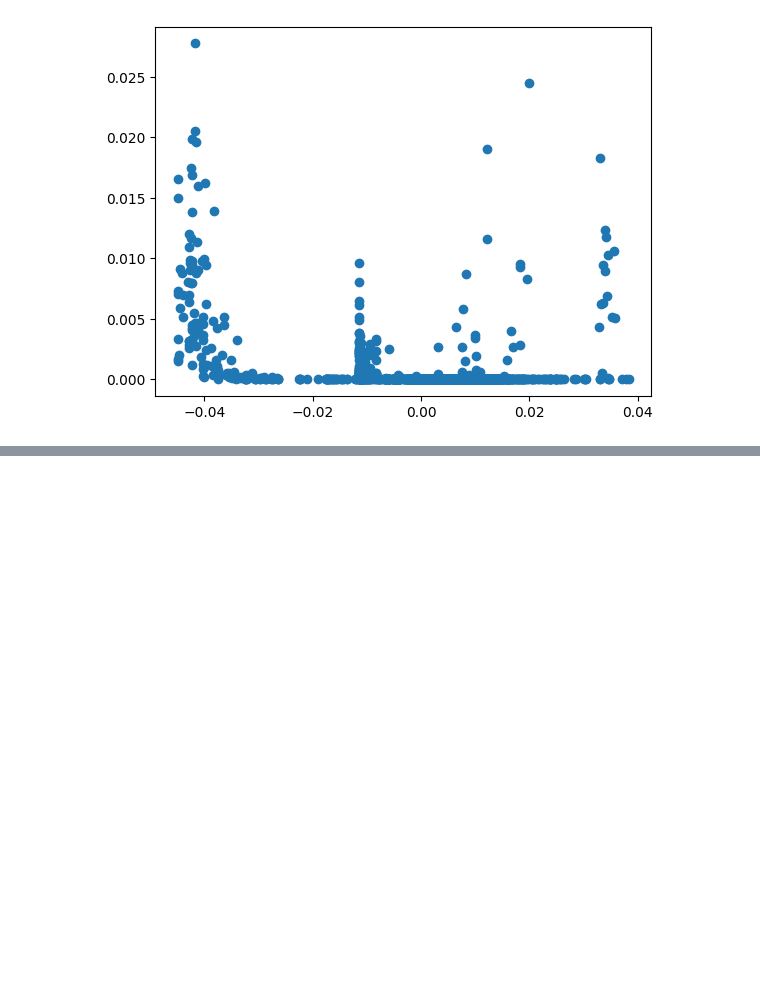
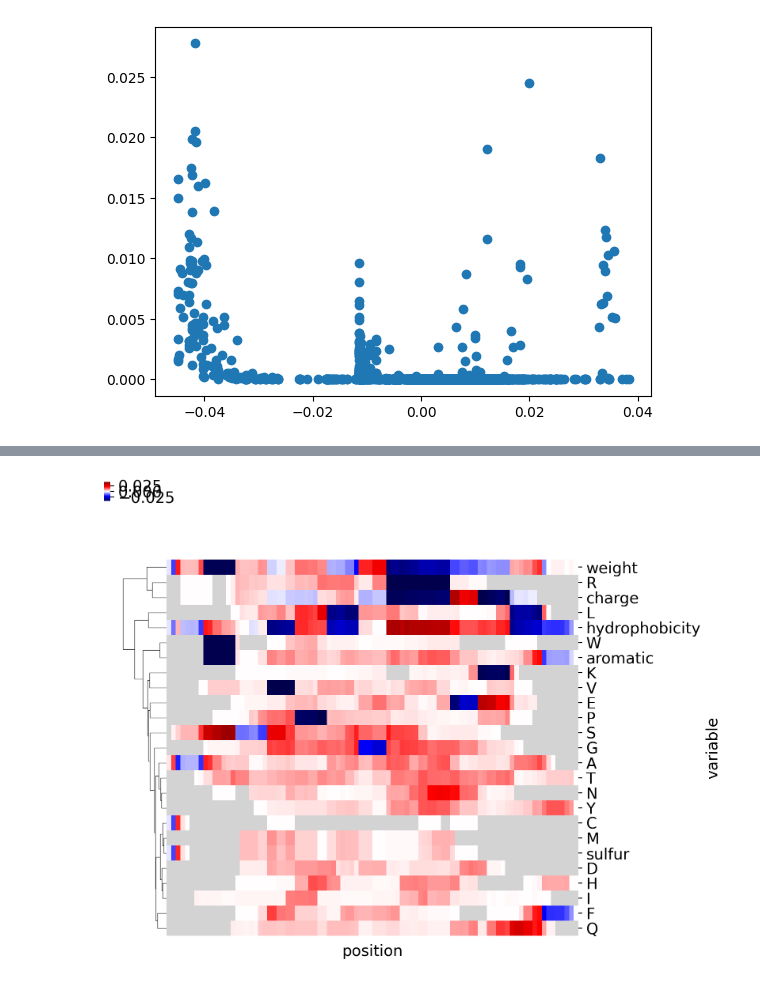
Before and after one commit to danielgchen/TARPON, a Jupyter notebook: notebooks/model_v2.ipynb, the cells around one changed output, grey strips where cells are left out. Cells and saved outputs as stored; diff of their text form; code cells hidden in the pictures; blank space fills up the shorter version.

```diff
--- a/notebooks/model_v2.ipynb
+++ b/notebooks/model_v2.ipynb
@@ -353,0 +383,45 @@ pd.DataFrame(coef).join(imp).to_csv('../outputs/vdjdb/trb_ag.coef_imp.csv')
+# %%
+# deconstruct the variables
+df[['omic','param']] = df.index.to_series().str.split(':', expand=True)
+
+def _deconstruct(x):
+    if len(x) >= 3:
+        return int(x[:2])
+    else:
+        return int(x[0])
+def deconstruct(x):
+    for col in ['charge','hydrophobicity','weight','sulfur','aromatic']:
+        if col in x:
+            return _deconstruct(x[:-1 * (len(col) - 1)])
+    return _deconstruct(x)
+df['position'] = df['param'].apply(deconstruct)
+
+def _deconstruct(x, x2):
+    if len(x2) >= 3:
+        return x[2:]
+    else:
+        return x[1:]
+def deconstruct(x):
+    for col in ['charge','hydrophobicity','weight','sulfur','aromatic']:
+        if col in x:
+            return _deconstruct(x, x[:-1 * (len(col) - 1)])
+    return _deconstruct(x, x)
+df['variable'] = df['param'].apply(deconstruct)
+# %%
+# get the LR, RF, and combined values
+mask = df['omic'] == 'cdr3'
+coef = df.loc[mask].pivot_table(index='variable', columns='position', values='coef')
+imp = df.loc[mask].pivot_table(index='variable', columns='position', values='imp')
+fac = (coef * 100) * (imp * 100)
+# %%
+# now look at how they look
+# > get 99th percentile
+vabs = coef.astype(float).abs().values.flatten()
+vabs = np.percentile(vabs[~np.isnan(vabs)], 99)
+# then make the acutla plot
+g = sns.clustermap(coef.fillna(0), mask=coef.isna(), vmin=-vabs, vmax=vabs, cmap='seismic',
+                   col_cluster=False, row_cluster=True, method='ward', dendrogram_ratio=.1,
+                   cbar_pos=(0, 1, .01, .04), figsize=[8, 6], xticklabels=0, yticklabels=1)
+g.ax_heatmap.set_facecolor('lightgray')
+# %% [output]
+[figure, added]
```
Also changed, not shown: parts of 40 cells of this notebook, 27 other files.
